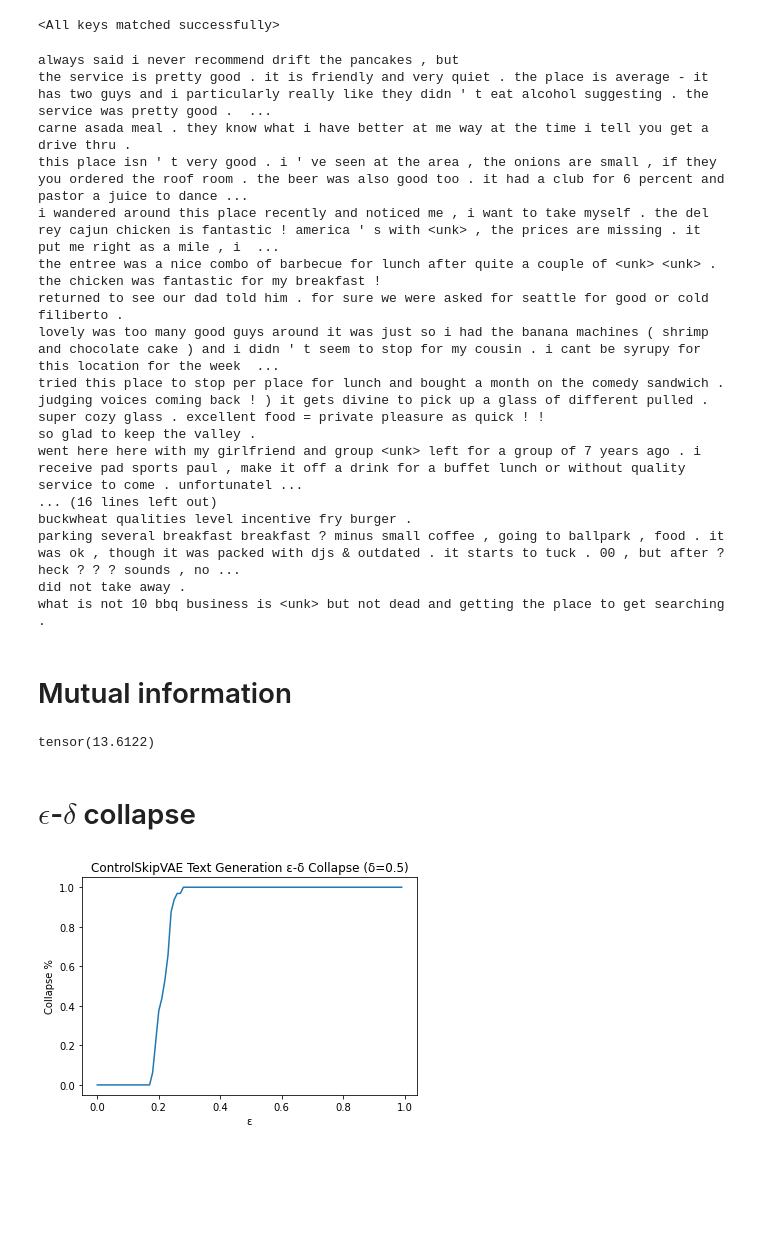
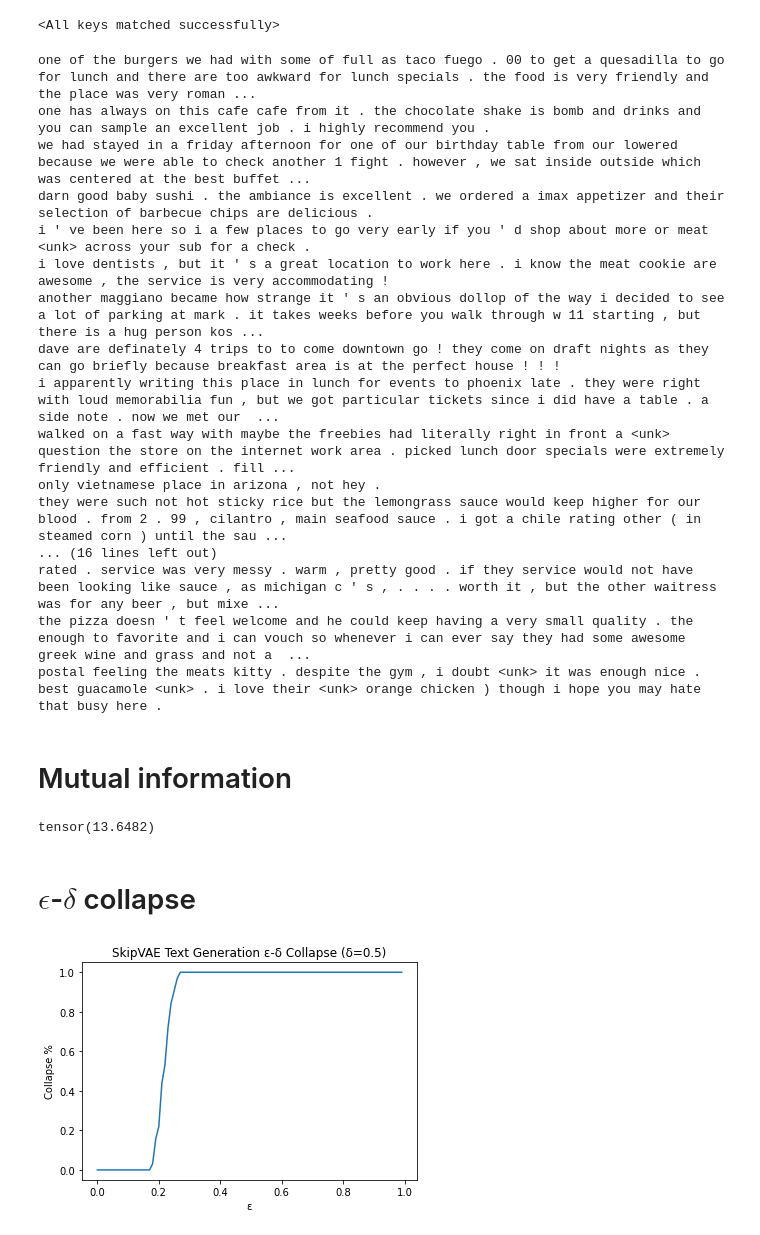
Before and after one commit to guanjiew/VAE-on-Posterior-Collapse, a Jupyter notebook: ControlVAE_Text_Generation.ipynb, the cells around one changed output. Cells and saved outputs as stored; diff of their text form; code cells hidden in the pictures; blank space fills up the shorter version.

```diff
--- a/ControlVAE_Text_Generation.ipynb
+++ b/ControlVAE_Text_Generation.ipynb
@@ -206,7 +207,7 @@ class Config():
   latent_dims = 32
   max_vocab = 12000
 
-  pid_control = True
+  pid_control = False
   skip_connection = True
 
   lr_decay_hparams = {
@@ -482,16 +483,16 @@ model.load_state_dict(ckpt['model'])
 model.eval()
 
 batch_size = config.batch_size
-
+'''
 test_sentence = 'The service was terrible.'
 tokens = ['<BOS>']+tokenizer(test_sentence)+['<EOS>']
 text_ids = torch.tensor([[vocab[token] for token in tokens]])
 mean, logvar = model.encode(text_ids.to(model.device), torch.tensor([len(tokens)]))
 dst = MultivariateNormalDiag(loc=mean[0], scale_diag=torch.exp(0.5 * logvar[0]))
 latent_z = dst.sample((batch_size,))
-
-# latent_z = torch.FloatTensor(batch_size, config.latent_dims).uniform_(-1, 1).to(device)
-# latent_z = torch.randn(batch_size, config.latent_dims).to(device)
+'''
+# latent_z = torch.FloatTensor(batch_size, config.latent_dims).uniform_(-1, 1).to(model.device)
+latent_z = torch.randn(batch_size, config.latent_dims).to(model.device)
 
 gen_text = None
 gen_chars = torch.tensor([[vocab.bos_index] for _ in range(batch_size)])
@@ -513,23 +514,23 @@ while gen_text is None or gen_text.size()[1] < 1000:
 for i,line in enumerate(gen_text):
     print(' '.join([vocab.itos[line[j]] for j in range(seq_lengths[i])]))
 # %% [output]
-always said i never recommend drift the pancakes , but
-the service is pretty good . it is friendly and very quiet . the place is average - it has two guys and i particularly really like they didn ' t eat alcohol suggesting . the service was pretty good .  ...
-carne asada meal . they know what i have better at me way at the time i tell you get a drive thru .
-this place isn ' t very good . i ' ve seen at the area , the onions are small , if they you ordered the roof room . the beer was also good too . it had a club for 6 percent and pastor a juice to dance ...
-i wandered around this place recently and noticed me , i want to take myself . the del rey cajun chicken is fantastic ! america ' s with <unk> , the prices are missing . it put me right as a mile , i  ...
-the entree was a nice combo of barbecue for lunch after quite a couple of <unk> <unk> . the chicken was fantastic for my breakfast !
-returned to see our dad told him . for sure we were asked for seattle for good or cold filiberto .
-lovely was too many good guys around it was just so i had the banana machines ( shrimp and chocolate cake ) and i didn ' t seem to stop for my cousin . i cant be syrupy for this location for the week  ...
-tried this place to stop per place for lunch and bought a month on the comedy sandwich .
-judging voices coming back ! ) it gets divine to pick up a glass of different pulled . super cozy glass . excellent food = private pleasure as quick ! !
-so glad to keep the valley .
-went here here with my girlfriend and group <unk> left for a group of 7 years ago . i receive pad sports paul , make it off a drink for a buffet lunch or without quality service to come . unfortunatel ...
+one of the burgers we had with some of full as taco fuego . 00 to get a quesadilla to go for lunch and there are too awkward for lunch specials . the food is very friendly and the place was very roman ...
+one has always on this cafe cafe from it . the chocolate shake is bomb and drinks and you can sample an excellent job . i highly recommend you .
+we had stayed in a friday afternoon for one of our birthday table from our lowered because we were able to check another 1 fight . however , we sat inside outside which was centered at the best buffet ...
+darn good baby sushi . the ambiance is excellent . we ordered a imax appetizer and their selection of barbecue chips are delicious .
+i ' ve been here so i a few places to go very early if you ' d shop about more or meat <unk> across your sub for a check .
+i love dentists , but it ' s a great location to work here . i know the meat cookie are awesome , the service is very accommodating !
+another maggiano became how strange it ' s an obvious dollop of the way i decided to see a lot of parking at mark . it takes weeks before you walk through w 11 starting , but there is a hug person kos ...
+dave are definately 4 trips to to come downtown go ! they come on draft nights as they can go briefly because breakfast area is at the perfect house ! ! !
+i apparently writing this place in lunch for events to phoenix late . they were right with loud memorabilia fun , but we got particular tickets since i did have a table . a side note . now we met our  ...
+walked on a fast way with maybe the freebies had literally right in front a <unk> question the store on the internet work area . picked lunch door specials were extremely friendly and efficient . fill ...
+only vietnamese place in arizona , not hey .
+they were such not hot sticky rice but the lemongrass sauce would keep higher for our blood . from 2 . 99 , cilantro , main seafood sauce . i got a chile rating other ( in steamed corn ) until the sau ...
 ... (16 lines left out)
-buckwheat qualities level incentive fry burger .
-parking several breakfast breakfast ? minus small coffee , going to ballpark , food . it was ok , though it was packed with djs & outdated . it starts to tuck . 00 , but after ? heck ? ? ? sounds , no ...
-did not take away .
-what is not 10 bbq business is <unk> but not dead and getting the place to get searching .
+rated . service was very messy . warm , pretty good . if they service would not have been looking like sauce , as michigan c ' s , . . . . worth it , but the other waitress was for any beer , but mixe ...
+the pizza doesn ' t feel welcome and he could keep having a very small quality . the enough to favorite and i can vouch so whenever i can ever say they had some awesome greek wine and grass and not a  ...
+postal feeling the meats kitty . despite the gym , i doubt <unk> it was enough nice .
+best guacamole <unk> . i love their <unk> orange chicken ) though i hope you may hate that busy here .
 # %% [markdown]
 # Mutual information
 # %%
@@ -573,36 +574,36 @@ def mutual_information(model, dataset, N1=10000, N2=100):
 with torch.no_grad():
     print(mutual_information(model, dataset['test']))
 # %% [output]
-tensor(13.6122)
+tensor(13.6482)
 # %% [markdown]
 # $\epsilon$-$\delta$ collapse
 # %%
 def ed_collapse(model, dataset, delta):
     epsilons = torch.arange(0, 1, 0.01).to(model.device)
     epsilons_size = epsilons.size(0)
     rep_epsilons = epsilons.view(epsilons_size, 1).repeat(1, config.latent_dims)
     all_zs_lt_epsilon = torch.zeros(epsilons_size, config.latent_dims).to(model.device)
 
     batch_count = 0
     for batch, seq_lengths in dataset:
         batch_count += 1
         mean, logvar = model.encode(batch.to(model.device), seq_lengths)
         dim_wise_kld = dim_kl_divergence(mean, logvar)  # dim_wise_kld dim = z_dim
         zs_lt_epsilon = dim_wise_kld.repeat(epsilons_size, 1) < rep_epsilons
         all_zs_lt_epsilon += zs_lt_epsilon
 
     prop_lt_epsilon = torch.div(all_zs_lt_epsilon, batch_count)
     collapsed = prop_lt_epsilon >= delta
     prop_collapsed = torch.div(torch.sum(collapsed, dim=1), config.latent_dims)
     return epsilons, prop_collapsed
 
 with torch.no_grad():
     delta = 0.5
     epsilons, prop_collapsed = ed_collapse(model, dataset['test'], delta)
     plt.plot(epsilons, prop_collapsed)
-    plt.title("ControlSkipVAE Text Generation ε-δ Collapse (δ=0.5)")
+    plt.title("SkipVAE Text Generation ε-δ Collapse (δ=0.5)")
     plt.xlabel("ε")
     plt.ylabel("Collapse %")
     plt.show()
 # %% [output]
-[figure, old version]
+[figure, new version]
```
Also changed, not shown: parts of 4 cells of this notebook.
